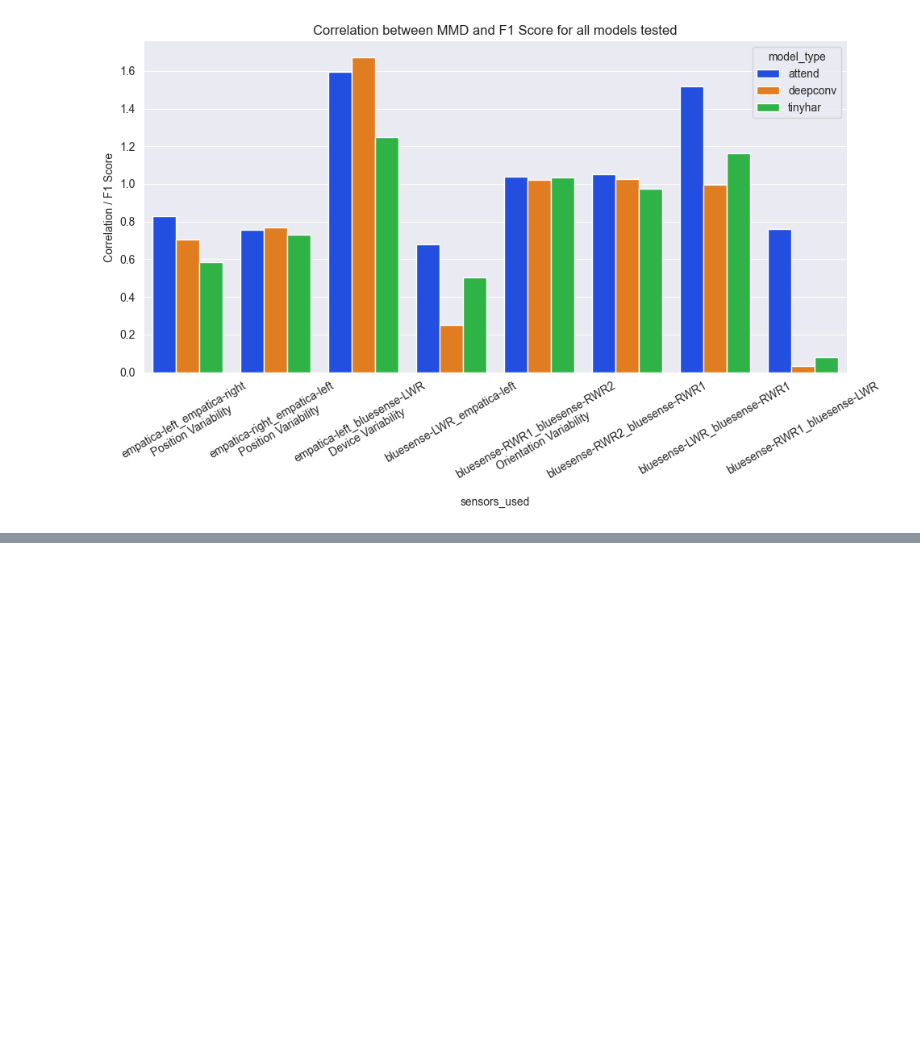
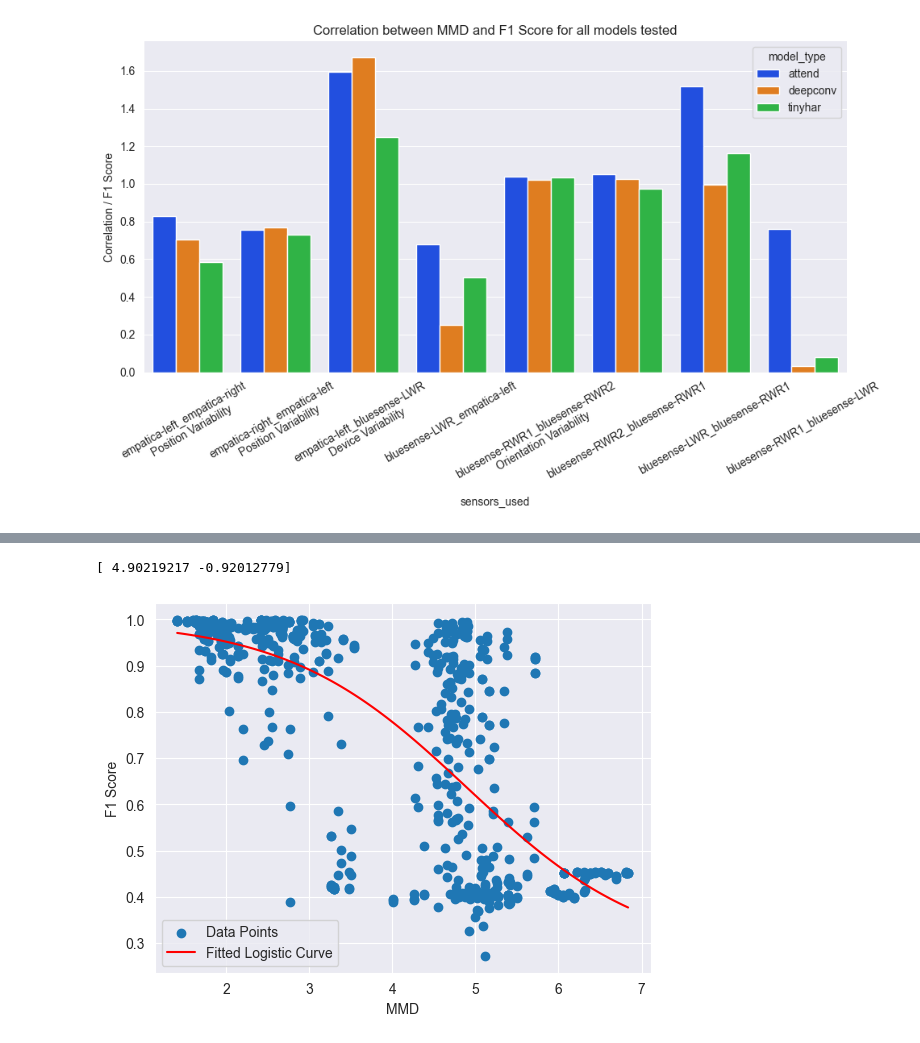
Before and after one commit to Gr33nMayhem/PERCOM_Variability_Research, a Jupyter notebook: notebooks/results_notebook/graph_creation_with_mmd.ipynb, the cells around one changed output, grey strips where cells are left out. Cells and saved outputs as stored; diff of their text form; code cells hidden in the pictures; blank space fills up the shorter version.

```diff
--- a/notebooks/results_notebook/graph_creation_with_mmd.ipynb
+++ b/notebooks/results_notebook/graph_creation_with_mmd.ipynb
@@ -166,3 +224,4 @@ def generate_graph_with_std(root_path, model_device, test_devices):
 # %%
 sensor_abbrev = {'empatica-left': 'EL', 'empatica-right': 'ER', 'bluesense-LWR': 'BL', 'bluesense-RWR1': 'BR1',
-                 'bluesense-RWR2': 'BR2'}
+                 'bluesense-RWR2': 'BR2', 'RLA-ideal': 'RLA-Ideal', 'RLA-self': 'RLA-Self', 'LLA-ideal': 'LLA-Ideal',
+                 'LLA-self': 'LLA-Self'}
@@ -339,7 +406,7 @@ for pair in sensor_list:
 msv = pd.DataFrame()
 for model in ['attend', 'deepconv', 'tinyhar']:
     extracted_table = final_table[final_table['model_type'] == model]
-    mean_mmd = extracted_table[['device_config','f1']].groupby('device_config').mean()
+    mean_mmd = extracted_table[['device_config', 'f1']].groupby('device_config').mean()
     mean_mmd
     keys = list(corr_data.keys())
     for key in keys:
@@ -347,8 +414,9 @@ for model in ['attend', 'deepconv', 'tinyhar']:
         slope = slope_data[key]
         f1 = mean_mmd.loc[key, 'f1']
         print(key, model, f1, corr, slope)
-        msv_val = f1/(corr * slope * 10)
-        msv = pd.concat([msv, pd.DataFrame({'device_config': key, 'model_type': model, 'msv': msv_val}, index=[0])], ignore_index=True)
+        msv_val = f1 / (corr * slope * 10)
+        msv = pd.concat([msv, pd.DataFrame({'device_config': key, 'model_type': model, 'msv': msv_val}, index=[0])],
+                        ignore_index=True)
 # %% [output]
 empatica-left vs empatica-left attend 0.8528805617991586 -0.8684722924060614 -0.12216842447554366
 empatica-right vs empatica-left attend 0.769256275161536 -0.5926973053057857 -0.1415593766096427
@@ -595,0 +894,42 @@ Text(0.5, 1.0, 'Correlation between MMD and F1 Score for all models tested')
+# %%
+x_data = all_data['mmd']
+# convert to numpy array
+x_data = np.array(x_data)
+y_data = all_data['f1']
+# convert to numpy array
+y_data = np.array(y_data)
+# normalise between 1 and 0
+y_data = (y_data - min(y_data)) / (max(y_data) - min(y_data))
+
+
+def logistic_function(x, x0, k):
+    return 1 / (1 + np.exp(-k * (x - x0)))
+
+
+# Fit the logistic curve to the data
+popt, _ = curve_fit(logistic_function, x_data, y_data, p0=[np.median(x_data), 1])
+
+# Extract the optimal parameters
+x0, k = popt
+print(popt)
+
+# L, x0, k = [0.99, 4.53182936, -2.5394542]
+# Generate fitted curve data
+x_fit = np.linspace(min(x_data), max(x_data), 100)
+y_fit = logistic_function(x_fit, x0, k)
+
+# convert y_fit and y_data to be between all_data['f1'].max and all_data['f1'].min
+y_fit = y_fit * (max(all_data['f1']) - min(all_data['f1'])) + min(all_data['f1'])
+y_data = y_data * (max(all_data['f1']) - min(all_data['f1'])) + min(all_data['f1'])
+
+
+# Plot the data points and the fitted curve
+plt.scatter(x_data, y_data, label='Data Points')
+plt.plot(x_fit, y_fit, color='red', label='Fitted Logistic Curve')
+plt.xlabel('MMD')
+plt.ylabel('F1 Score')
+plt.legend()
+plt.show()
+# %% [output]
+[ 4.90219217 -0.92012779]
+[figure, added]
```
Also changed, not shown: parts of 27 cells of this notebook, 4 other files.
